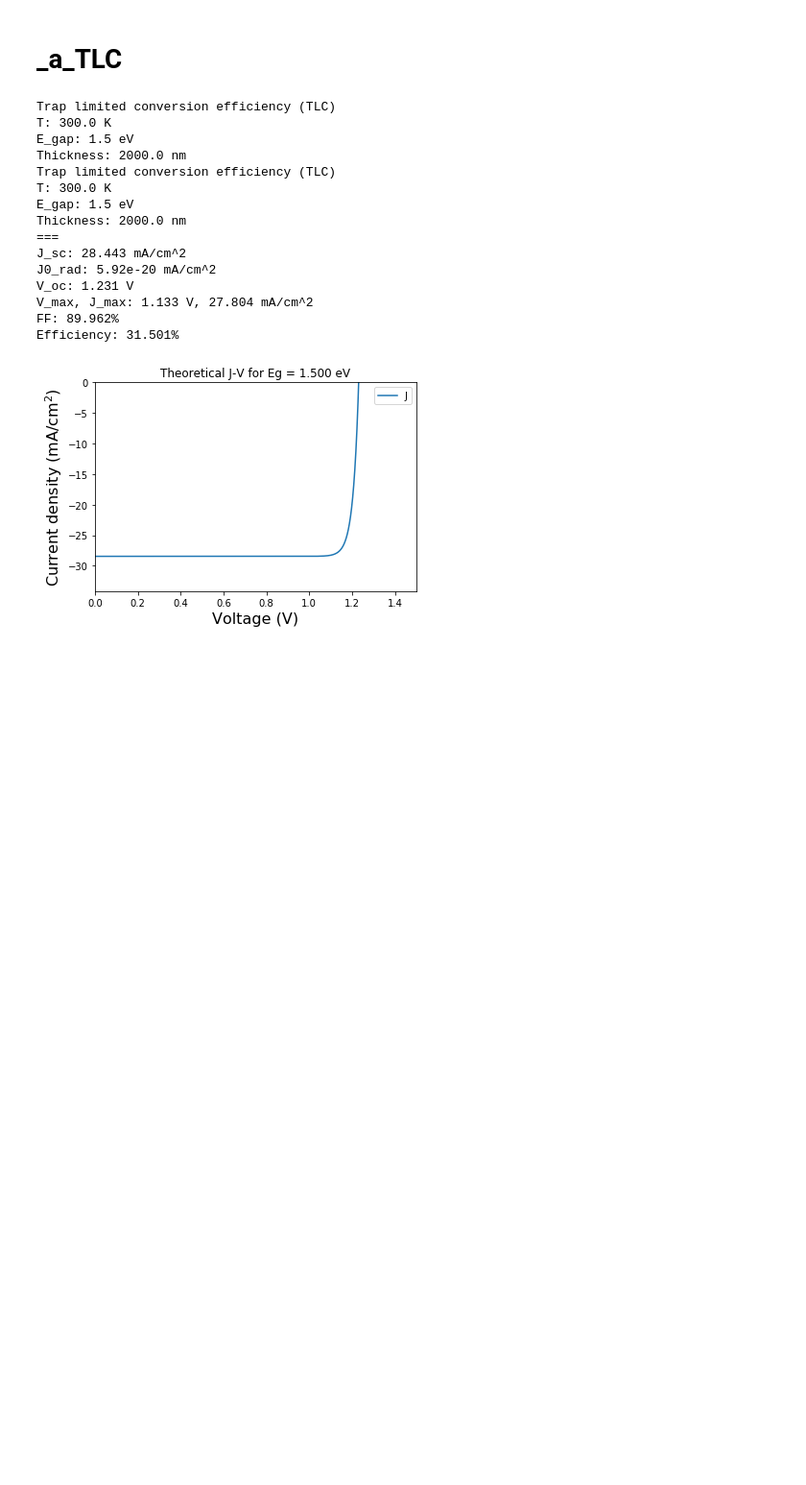
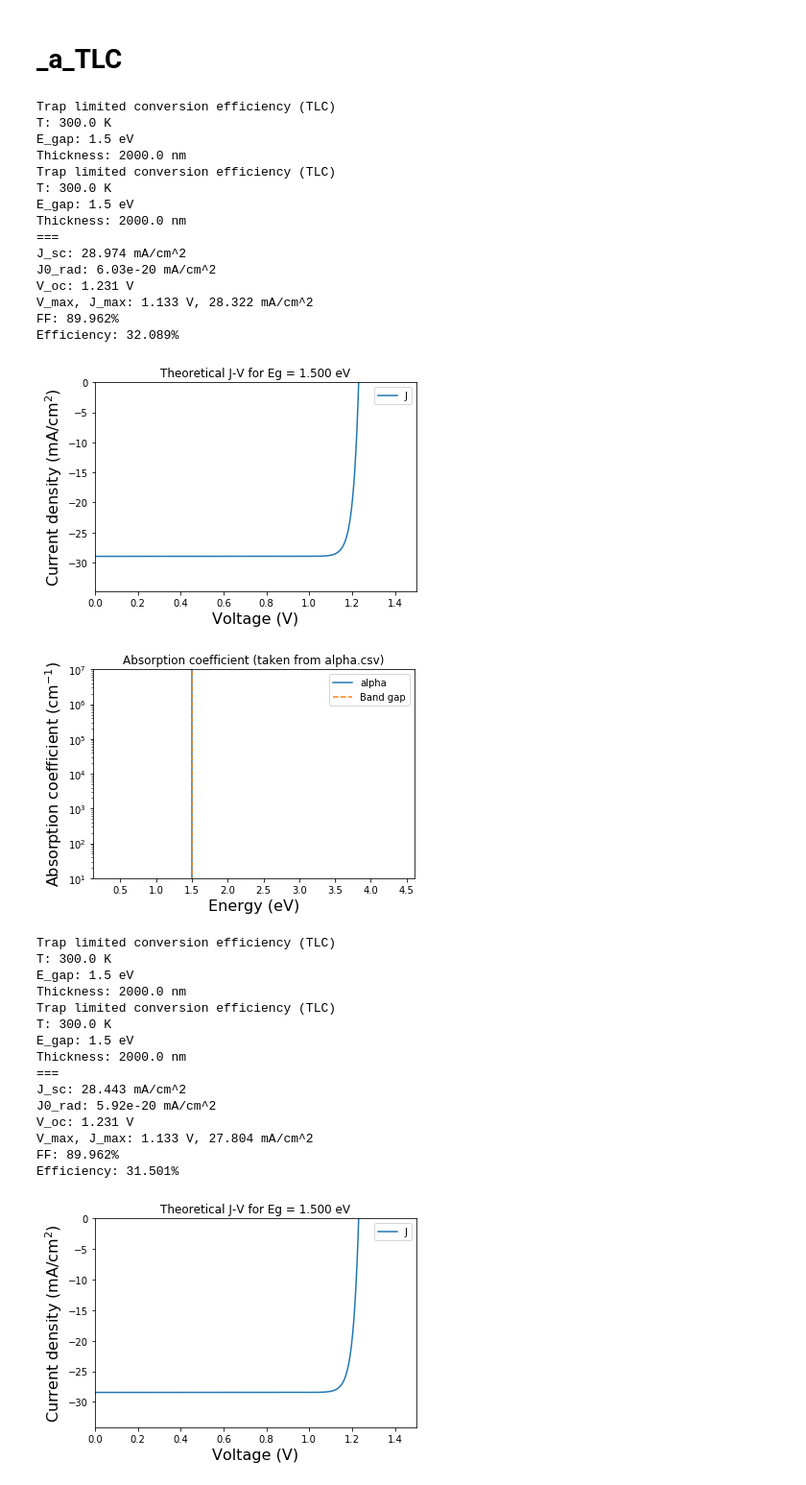
Before and after one commit to frssp/atlc, a Jupyter notebook: aTLC.ipynb, the cells around one changed output. Shown: that part at 96% size. Saved outputs shown, nothing was run; the diff lists cells and outputs as text; code cells hidden in the pictures; blank space fills up the shorter version.

```diff
--- a/aTLC.ipynb
+++ b/aTLC.ipynb
@@ -2,6 +2,35 @@
 # _a_TLC
 # %%
 from atlc import *
+# %%
+atlc_CZTS_sq = tlc(1.5, T=300, l_sq=True)
+print(atlc_CZTS_sq)
+# atlc_CZTS.calculate_SRH()
+# Radiative limits
+# reading "alpha.csv"
+atlc_CZTS_sq.calculate_rad()
+
+print(atlc_CZTS_sq)
+atlc_CZTS_sq.plot_jv()
+atlc_CZTS_sq.plot_alpha()
+# %% [output]
+Trap limited conversion efficiency (TLC)
+T: 300.0 K
+E_gap: 1.5 eV
+Thickness: 2000.0 nm
+Trap limited conversion efficiency (TLC)
+T: 300.0 K
+E_gap: 1.5 eV
+Thickness: 2000.0 nm
+===
+J_sc: 28.974 mA/cm^2
+J0_rad: 6.03e-20 mA/cm^2
+V_oc: 1.231 V
+V_max, J_max: 1.133 V, 28.322 mA/cm^2
+FF: 89.962%
+Efficiency: 32.089%
+[figure, added]
+[figure, added]
 # %%
 atlc_CZTS = tlc(1.5, T=300, thickness=2000)
 print(atlc_CZTS)
```
Also changed, not shown: parts of 4 cells of this notebook, 1 other file.
